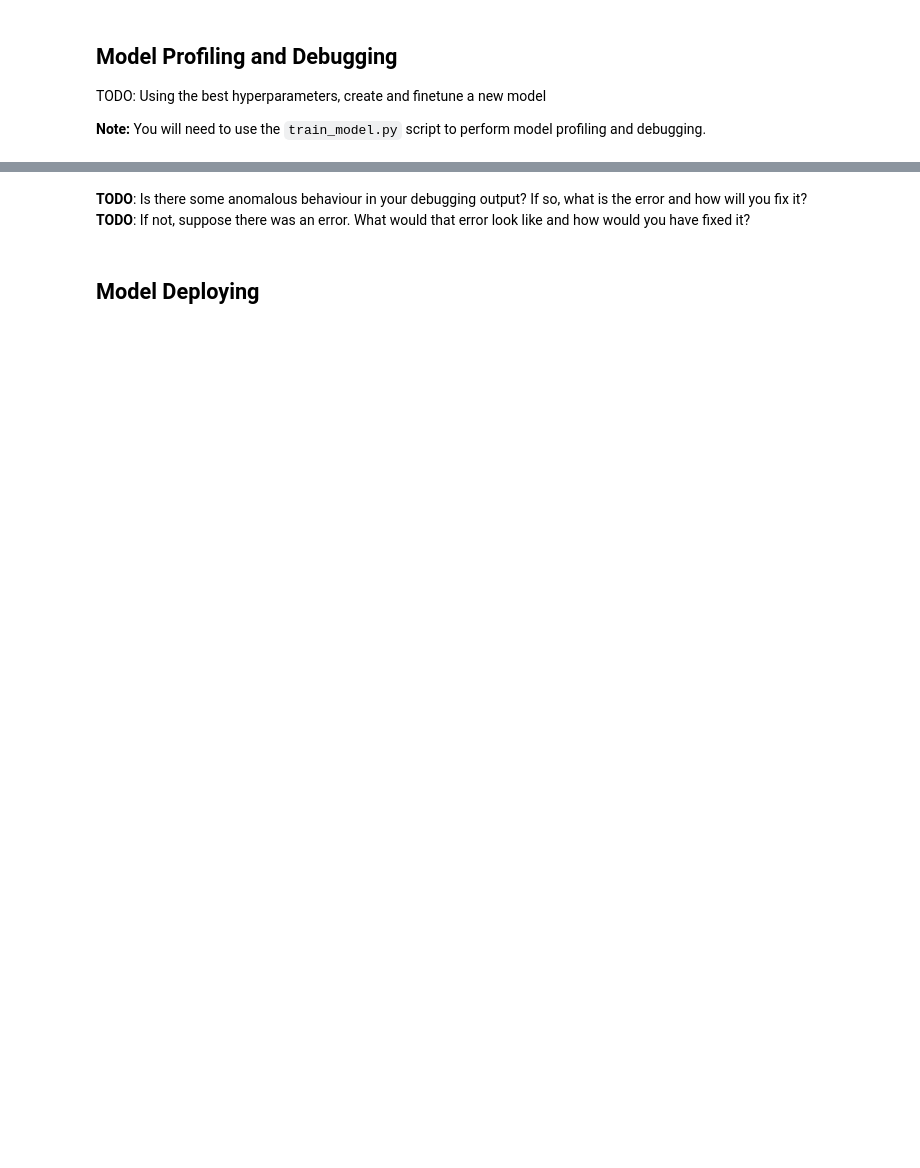
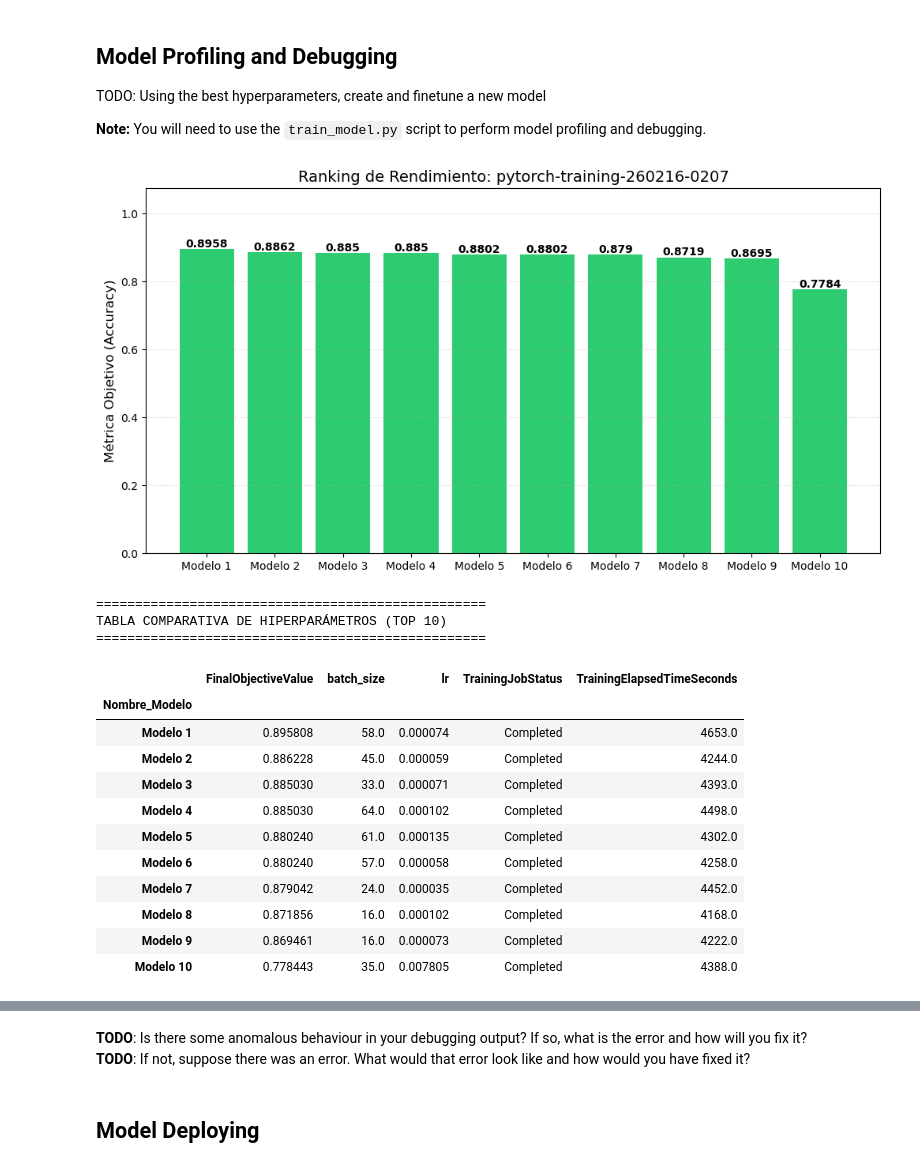
Before and after one commit to richardsuan/sagemaker-proyect, a Jupyter notebook: train_and_deploy.ipynb, the cells around one changed output, grey strips where cells are left out. Saved outputs shown, nothing was run; the diff lists cells and outputs as text; code cells hidden in the pictures; blank space fills up the shorter version.

```diff
--- a/train_and_deploy.ipynb
+++ b/train_and_deploy.ipynb
@@ -109,7 +118,0 @@ model.fc = nn.Linear(2048, number_dog_breed)
-# %%
-for param in model.parameters():
-    param.requires_grad = False
-
-# activar solo la nueva capa
-for param in model.fc.parameters():
-    param.requires_grad = True
@@ -144,0 +202,69 @@ estimator = # TODO: Your estimator here
+# %%
+
+# 1. Configuración del Tuning Job
+tuning_job_name = 'pytorch-training-260216-0207'
+analytics = HyperparameterTuningJobAnalytics(tuning_job_name)
+df = analytics.dataframe()
+
+if not df.empty:
+    df_top_10 = df.sort_values(by='FinalObjectiveValue', ascending=False).head(10).copy()
+    df_top_10['Nombre_Modelo'] = [f"Modelo {i+1}" for i in range(len(df_top_10))]
+    plt.figure(figsize=(12, 6))
+    bars = plt.bar(df_top_10['Nombre_Modelo'], df_top_10['FinalObjectiveValue'], color='#2ecc71')
+
+    plt.title(f'Ranking de Rendimiento: {tuning_job_name}', fontsize=14)
+    plt.ylabel('Métrica Objetivo (Accuracy)', fontsize=12)
+    plt.ylim(0, max(df_top_10['FinalObjectiveValue']) * 1.2)
+
+    for bar in bars:
+        yval = bar.get_height()
+        plt.text(bar.get_x() + bar.get_width()/2, yval + 0.005, round(yval, 4), ha='center', fontweight='bold')
+
+    plt.grid(axis='y', linestyle='--', alpha=0.3)
+    plt.show()
+    cols_interes = ['Nombre_Modelo', 'FinalObjectiveValue'] + [col for col in df.columns if col not in ['FinalObjectiveValue', 'TrainingJobName', 'Status', 'TrainingStartTime', 'TrainingEndTime', 'TrainingElapsedSeconds']]
+
+    print("\n" + "="*50)
+    print("TABLA COMPARATIVA DE HIPERPARÁMETROS (TOP 10)")
+    print("="*50)
+    display(df_top_10[cols_interes].set_index('Nombre_Modelo'))
+
+    mejor_modelo = df_top_10.iloc[0]
+    print("\n" + "*"*50)
+    print("🏆 EL MEJOR MODELO ENCONTRADO 🏆")
+    print("*"*50)
+    print(f"Nombre Amigable: {mejor_modelo['Nombre_Modelo']}")
+    print(f"ID de AWS (TrainingJobName): {mejor_modelo['TrainingJobName']}")
+    print(f"Resultado (Accuracy/Métrica): {mejor_modelo['FinalObjectiveValue']}")
+    print("-" * 30)
+    print("Hiperparámetros Ganadores:")
+
+    # Lista de columnas que queremos quitar de la impresión (si existen)
+    columnas_a_quitar = [
+        'Nombre_Modelo', 'TrainingJobName', 'FinalObjectiveValue',
+        'Status', 'TrainingStartTime', 'TrainingEndTime', 'TrainingElapsedSeconds'
+    ]
+
+    # Usamos errors='ignore' para evitar el KeyError
+    params = mejor_modelo.drop(labels=columnas_a_quitar, errors='ignore')
+
+    for param, value in params.items():
+        print(f"  • {param}: {value}")
+    print("*"*50)
+# %% [output]
+[figure, added]
+==================================================
+TABLA COMPARATIVA DE HIPERPARÁMETROS (TOP 10)
+==================================================
+|  | FinalObjectiveValue | batch_size | lr | TrainingJobStatus | TrainingElapsedTimeSeconds |
+| Nombre_Modelo |  |  |  |  |  |
+| Modelo 1 | 0.895808 | 58.0 | 0.000074 | Completed | 4653.0 |
+| Modelo 2 | 0.886228 | 45.0 | 0.000059 | Completed | 4244.0 |
+| Modelo 3 | 0.885030 | 33.0 | 0.000071 | Completed | 4393.0 |
+| Modelo 4 | 0.885030 | 64.0 | 0.000102 | Completed | 4498.0 |
+| Modelo 5 | 0.880240 | 61.0 | 0.000135 | Completed | 4302.0 |
+| Modelo 6 | 0.880240 | 57.0 | 0.000058 | Completed | 4258.0 |
+| Modelo 7 | 0.879042 | 24.0 | 0.000035 | Completed | 4452.0 |
+| Modelo 8 | 0.871856 | 16.0 | 0.000102 | Completed | 4168.0 |
+| Modelo 9 | 0.869461 | 16.0 | 0.000073 | Completed | 4222.0 |
+| Modelo 10 | 0.778443 | 35.0 | 0.007805 | Completed | 4388.0 |
```
Also changed, not shown: parts of 18 cells of this notebook, 18 other files.
